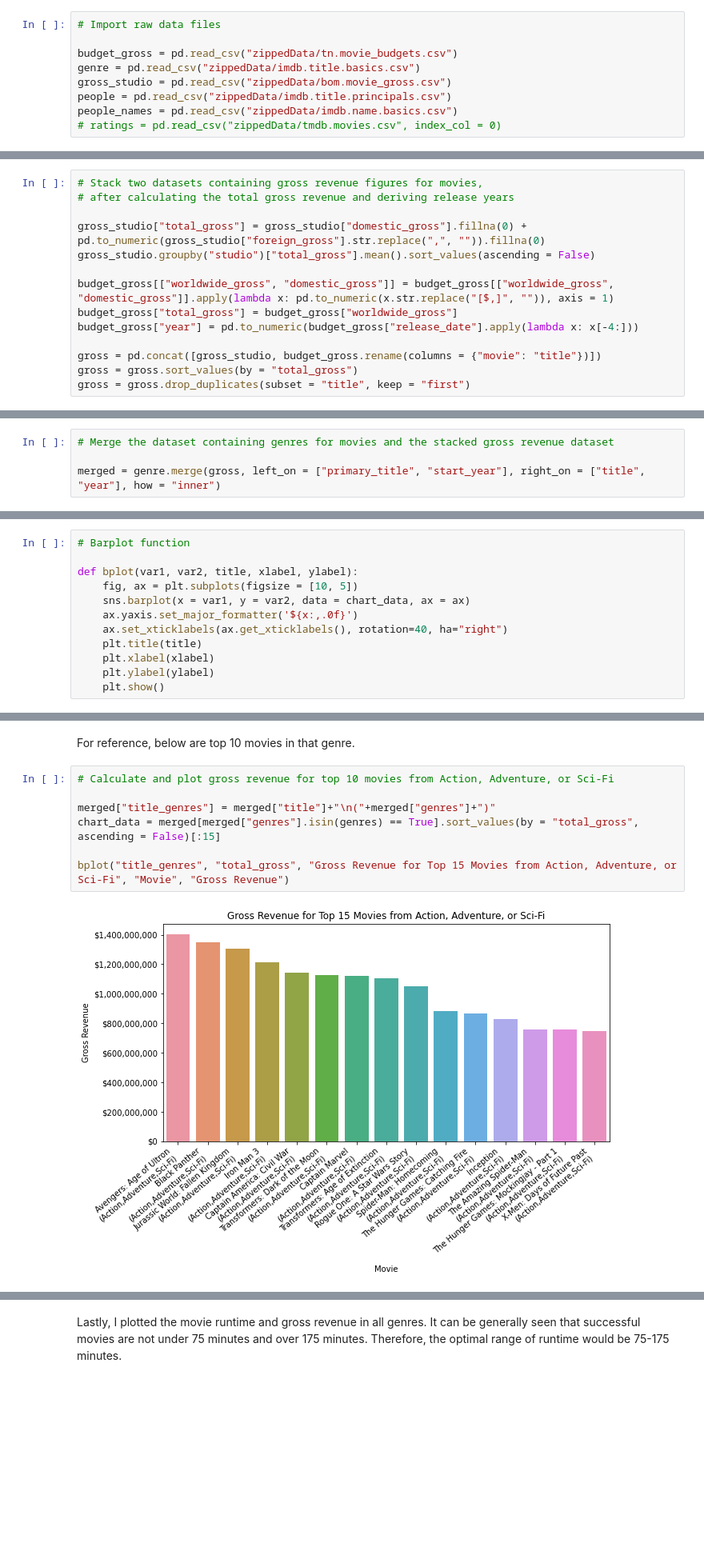
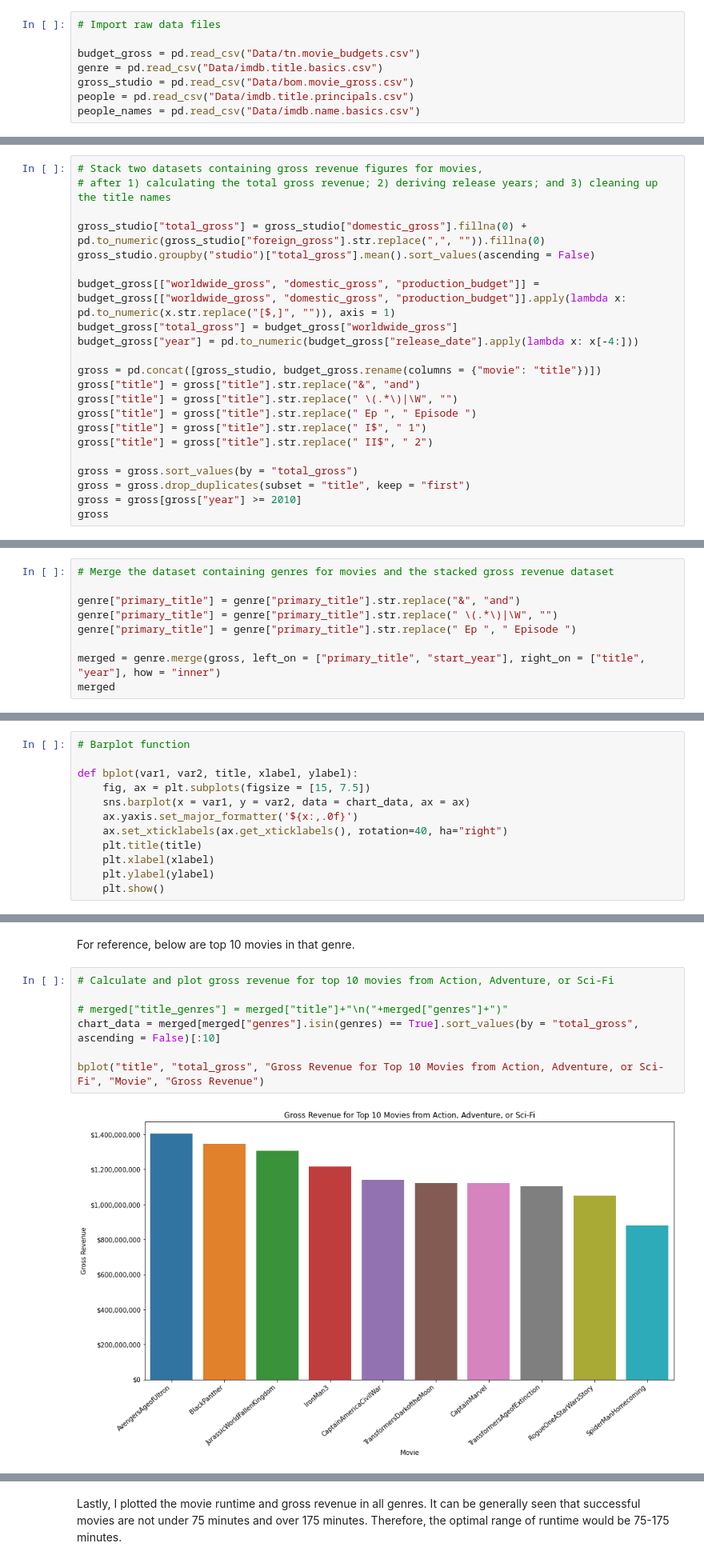
Before and after one commit to suesuyeonlim/new_movie_to_create, a Jupyter notebook: Report.ipynb, the cells around one changed output, grey strips where cells are left out. Shown at 80% size. Drawn from its saved outputs; the diff is of its cells as text; blank space fills up the shorter version.

```diff
--- a/Report.ipynb
+++ b/Report.ipynb
@@ -22,11 +22,10 @@ pd.set_option('float_format', '{:,.0f}'.format)
 # %%
 # Import raw data files
 
-budget_gross = pd.read_csv("zippedData/tn.movie_budgets.csv")
-genre = pd.read_csv("zippedData/imdb.title.basics.csv")
-gross_studio = pd.read_csv("zippedData/bom.movie_gross.csv")
-people = pd.read_csv("zippedData/imdb.title.principals.csv")
-people_names = pd.read_csv("zippedData/imdb.name.basics.csv")
-# ratings = pd.read_csv("zippedData/tmdb.movies.csv", index_col = 0)
+budget_gross = pd.read_csv("Data/tn.movie_budgets.csv")
+genre = pd.read_csv("Data/imdb.title.basics.csv")
+gross_studio = pd.read_csv("Data/bom.movie_gross.csv")
+people = pd.read_csv("Data/imdb.title.principals.csv")
+people_names = pd.read_csv("Data/imdb.name.basics.csv")
 # %% [markdown]
 ## II. Analysis Overview
@@ -142,15 +141,23 @@ people_names
 I combine the datasets introduced above to use it for different analyses. As the first step, I stack the two gross revenue datasets and calculate the total gross for a movie. Then, I merge it in the genre dataset. This will be the first final dataset.
 # %%
 # Stack two datasets containing gross revenue figures for movies,
-# after calculating the total gross revenue and deriving release years
+# after 1) calculating the total gross revenue; 2) deriving release years; and 3) cleaning up the title names
 
 gross_studio["total_gross"] = gross_studio["domestic_gross"].fillna(0) + pd.to_numeric(gross_studio["foreign_gross"].str.replace(",", "")).fillna(0)
 gross_studio.groupby("studio")["total_gross"].mean().sort_values(ascending = False)
 
-budget_gross[["worldwide_gross", "domestic_gross"]] = budget_gross[["worldwide_gross", "domestic_gross"]].apply(lambda x: pd.to_numeric(x.str.replace("[$,]", "")), axis = 1)
+budget_gross[["worldwide_gross", "domestic_gross", "production_budget"]] = budget_gross[["worldwide_gross", "domestic_gross", "production_budget"]].apply(lambda x: pd.to_numeric(x.str.replace("[$,]", "")), axis = 1)
 budget_gross["total_gross"] = budget_gross["worldwide_gross"]
 budget_gross["year"] = pd.to_numeric(budget_gross["release_date"].apply(lambda x: x[-4:]))
 
 gross = pd.concat([gross_studio, budget_gross.rename(columns = {"movie": "title"})])
+gross["title"] = gross["title"].str.replace("&", "and")
+gross["title"] = gross["title"].str.replace(" \(.*\)|\W", "")
+gross["title"] = gross["title"].str.replace(" Ep ", " Episode ")
+gross["title"] = gross["title"].str.replace(" I$", " 1")
+gross["title"] = gross["title"].str.replace(" II$", " 2")
+
 gross = gross.sort_values(by = "total_gross")
 gross = gross.drop_duplicates(subset = "title", keep = "first")
+gross = gross[gross["year"] >= 2010]
+gross
@@ -157,4 +178,9 @@ gross = gross.drop_duplicates(subset = "title", keep = "first")
 # %%
 # Merge the dataset containing genres for movies and the stacked gross revenue dataset
 
+genre["primary_title"] = genre["primary_title"].str.replace("&", "and")
+genre["primary_title"] = genre["primary_title"].str.replace(" \(.*\)|\W", "")
+genre["primary_title"] = genre["primary_title"].str.replace(" Ep ", " Episode ")
+
 merged = genre.merge(gross, left_on = ["primary_title", "start_year"], right_on = ["title", "year"], how = "inner")
+merged
@@ -181,7 +251,7 @@ The following is a custom function for generating a bar chart.
 # Barplot function
 
 def bplot(var1, var2, title, xlabel, ylabel):
-    fig, ax = plt.subplots(figsize = [10, 5])
+    fig, ax = plt.subplots(figsize = [15, 7.5])
     sns.barplot(x = var1, y = var2, data = chart_data, ax = ax)
     ax.yaxis.set_major_formatter('${x:,.0f}')
     ax.set_xticklabels(ax.get_xticklabels(), rotation=40, ha="right")
@@ -283,12 +353,12 @@ For reference, below are top 10 movies in that genre.
 # %%
 # Calculate and plot gross revenue for top 10 movies from Action, Adventure, or Sci-Fi
 
-merged["title_genres"] = merged["title"]+"\n("+merged["genres"]+")"
-chart_data = merged[merged["genres"].isin(genres) == True].sort_values(by = "total_gross", ascending = False)[:15]
+# merged["title_genres"] = merged["title"]+"\n("+merged["genres"]+")"
+chart_data = merged[merged["genres"].isin(genres) == True].sort_values(by = "total_gross", ascending = False)[:10]
 
-bplot("title_genres", "total_gross", "Gross Revenue for Top 15 Movies from Action, Adventure, or Sci-Fi", "Movie", "Gross Revenue")
+bplot("title", "total_gross", "Gross Revenue for Top 10 Movies from Action, Adventure, or Sci-Fi", "Movie", "Gross Revenue")
 # %% [output]
-[figure, old version]
+[figure, new version]
 # %% [markdown]
 The next step is to identify which actors/actresses are associated with higher gross revenue. The chart below demonstrates that Chris Hemsworth ("Avengers: Age of Ultron", "Avengers: Infinity War", etc.), Mark Ruffalo ("Avengers: Age of Ultron", "Thor: Ragnarok", etc.), and Robert Downey Jr. ("Avengers: Age of Ultron", "Iron Man 3", etc.) are the top 3 actors. Here, I excluded actors/actresses who acted in only one movie with high gross revenue because it is unclear if the actor/actress contributed to the movie's success, or it was because of luck.
 # %%
```
Also changed, not shown: parts of 18 cells of this notebook, 2 other files.
